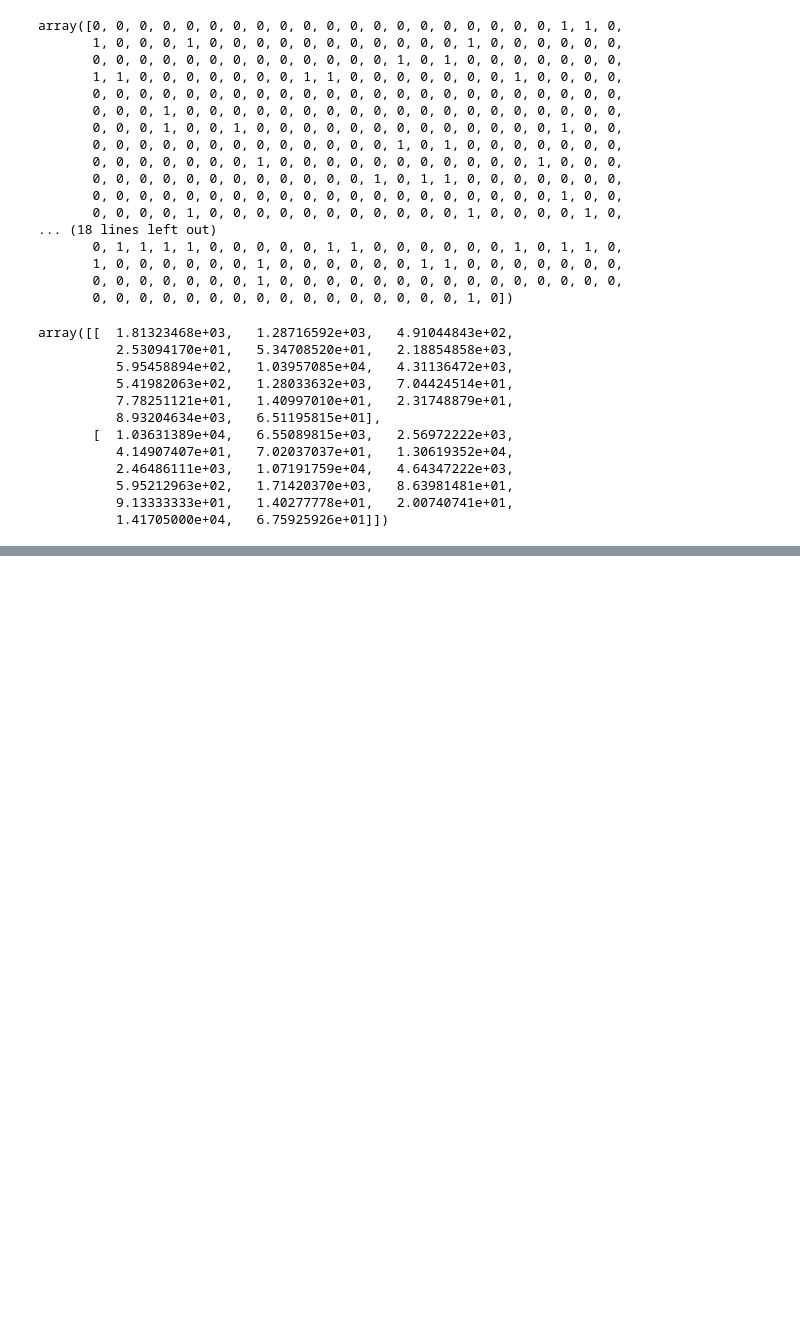
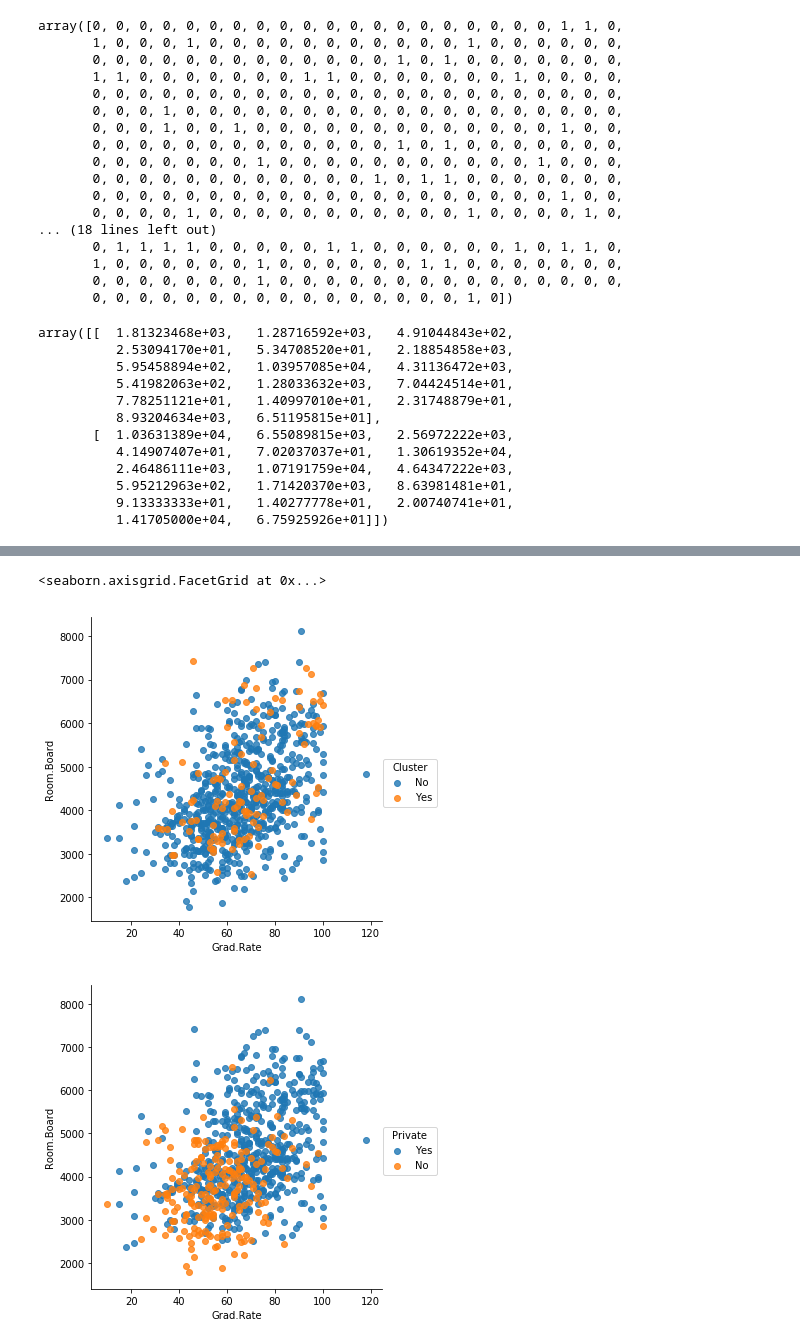
Before and after one commit to imroy26/Data-Science-and-Machine-Learning, a Jupyter notebook: KMeans-Clustering/KMeans Clustering - University Data.ipynb, the cells around one changed output, grey strips where cells are left out. Drawn from its saved outputs; the diff is of its cells as text; code cells hidden in the pictures; blank space fills up the shorter version.

```diff
--- a/KMeans-Clustering/KMeans Clustering - University Data.ipynb
+++ b/KMeans-Clustering/KMeans Clustering - University Data.ipynb
@@ -134,12 +134,3 @@ array([[  1.81323468e+03,   1.28716592e+03,   4.91044843e+02,
           5.95212963e+02,   1.71420370e+03,   8.63981481e+01,
           9.13333333e+01,   1.40277778e+01,   2.00740741e+01,
           1.41705000e+04,   6.75925926e+01]])
-# %%
-#Evaluation
-def converter(cluster):
-    if cluster=='Yes':
-        return 1
-    else:
-        return 0
-# %%
-data['Cluster'] = data['Private'].apply(converter)
@@ -154,0 +139,10 @@ data.head()
+# %%
+data['Cluster'] = kmeans.labels_
+# %%
+def converter(Cluster):
+    if Cluster == 1:
+        return 'Yes'
+    else:
+        return 'No'
+
+data['Cluster'] = data['Cluster'].apply(converter)
@@ -167,0 +189,8 @@ avg / total       0.29      0.22      0.16       777
+# %%
+
+sns.lmplot(x="Grad.Rate", y="Room.Board", data=data,hue='Cluster',fit_reg=False)
+sns.lmplot(x="Grad.Rate", y="Room.Board", data=data,hue='Private',fit_reg=False)
+# %% [output]
+<seaborn.axisgrid.FacetGrid at 0x...>
+[figure, added]
+[figure, added]
```
Also changed, not shown: parts of 5 cells of this notebook.
